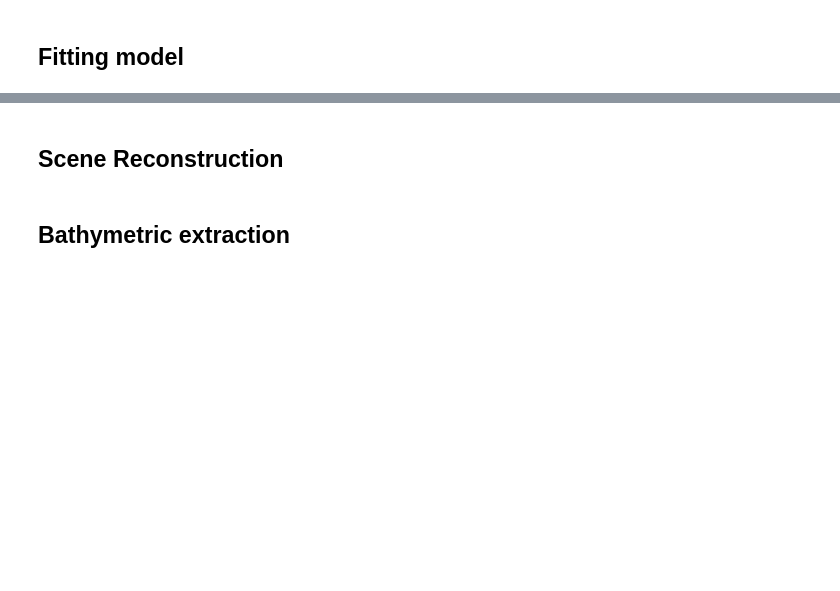
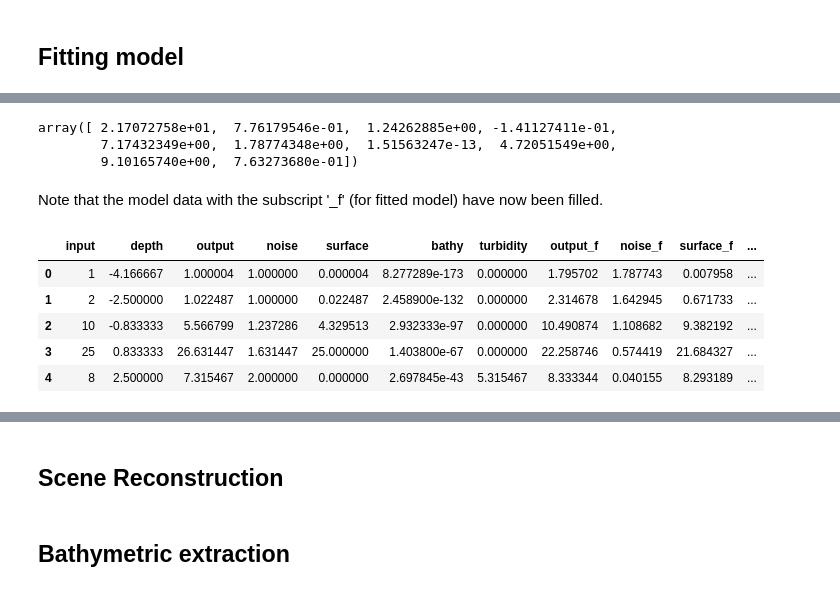
Before and after one commit to jonm3D/OpenOceans, a Jupyter notebook: demos/Demo_Histogram_Model.ipynb, the cells around one changed output, grey strips where cells are left out. Drawn from its saved outputs; the diff is of its cells as text; code cells hidden in the pictures; blank space fills up the shorter version.

```diff
--- a/demos/Demo_Histogram_Model.ipynb
+++ b/demos/Demo_Histogram_Model.ipynb
@@ -93,0 +153,18 @@ The modeled histogram is also available. It can be accessed at the original dept
+# %%
+# returns new parameters but also saves to class attribute model dataframes
+pwave.fit()
+# %% [output]
+array([ 2.17072758e+01,  7.76179546e-01,  1.24262885e+00, -1.41127411e-01,
+        7.17432349e+00,  1.78774348e+00,  1.51563247e-13,  4.72051549e+00,
+        9.10165740e+00,  7.63273680e-01])
+# %% [markdown]
+Note that the model data with the subscript '_f' (for fitted model) have now been filled.
+# %%
+pwave.model.head()
+# %% [output]
+|  | input | depth | output | noise | surface | bathy | turbidity | output_f | noise_f | surface_f | ... |
+| 0 | 1 | -4.166667 | 1.000004 | 1.000000 | 0.000004 | 8.277289e-173 | 0.000000 | 1.795702 | 1.787743 | 0.007958 | ... |
+| 1 | 2 | -2.500000 | 1.022487 | 1.000000 | 0.022487 | 2.458900e-132 | 0.000000 | 2.314678 | 1.642945 | 0.671733 | ... |
+| 2 | 10 | -0.833333 | 5.566799 | 1.237286 | 4.329513 | 2.932333e-97 | 0.000000 | 10.490874 | 1.108682 | 9.382192 | ... |
+| 3 | 25 | 0.833333 | 26.631447 | 1.631447 | 25.000000 | 1.403800e-67 | 0.000000 | 22.258746 | 0.574419 | 21.684327 | ... |
+| 4 | 8 | 2.500000 | 7.315467 | 2.000000 | 0.000000 | 2.697845e-43 | 5.315467 | 8.333344 | 0.040155 | 8.293189 | ... |
```
Also changed, not shown: parts of 9 cells of this notebook.
